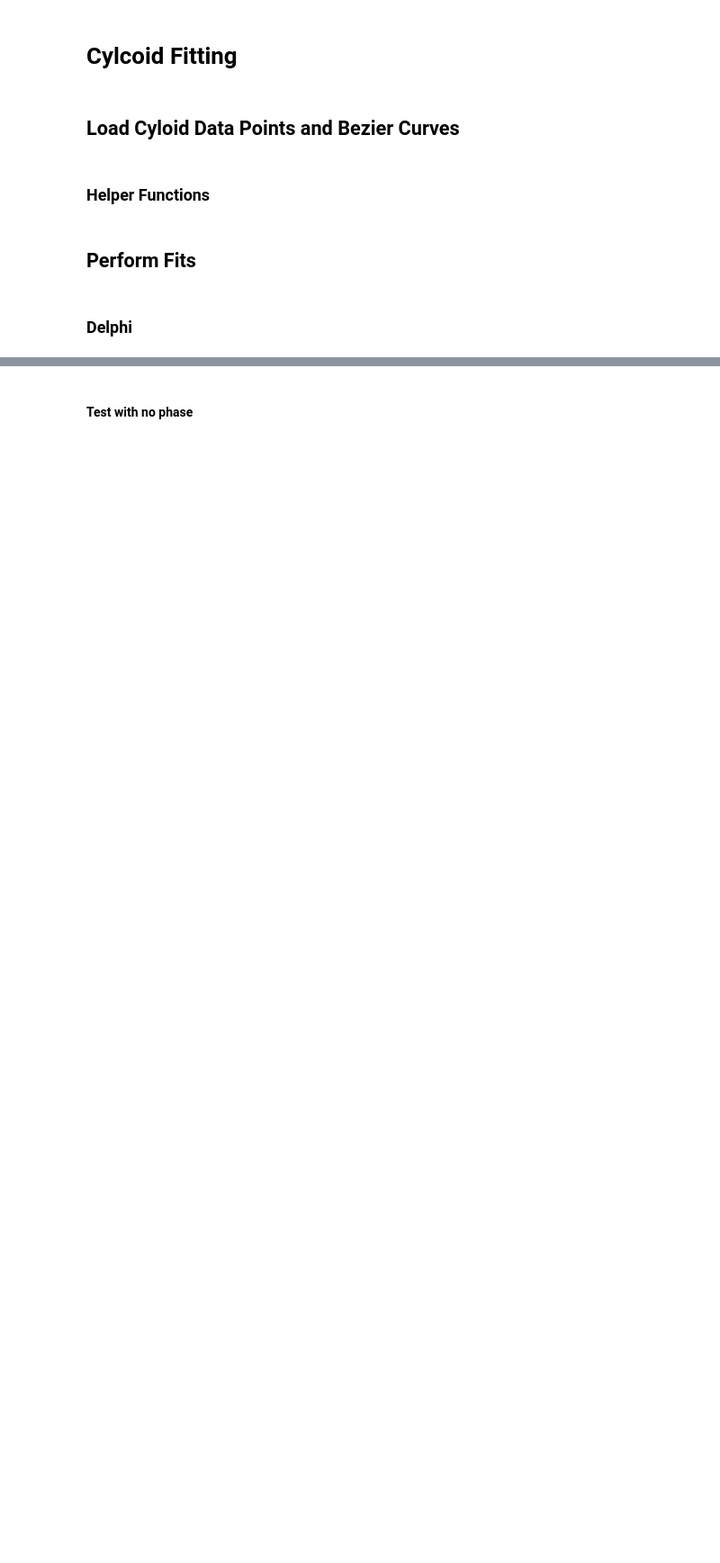
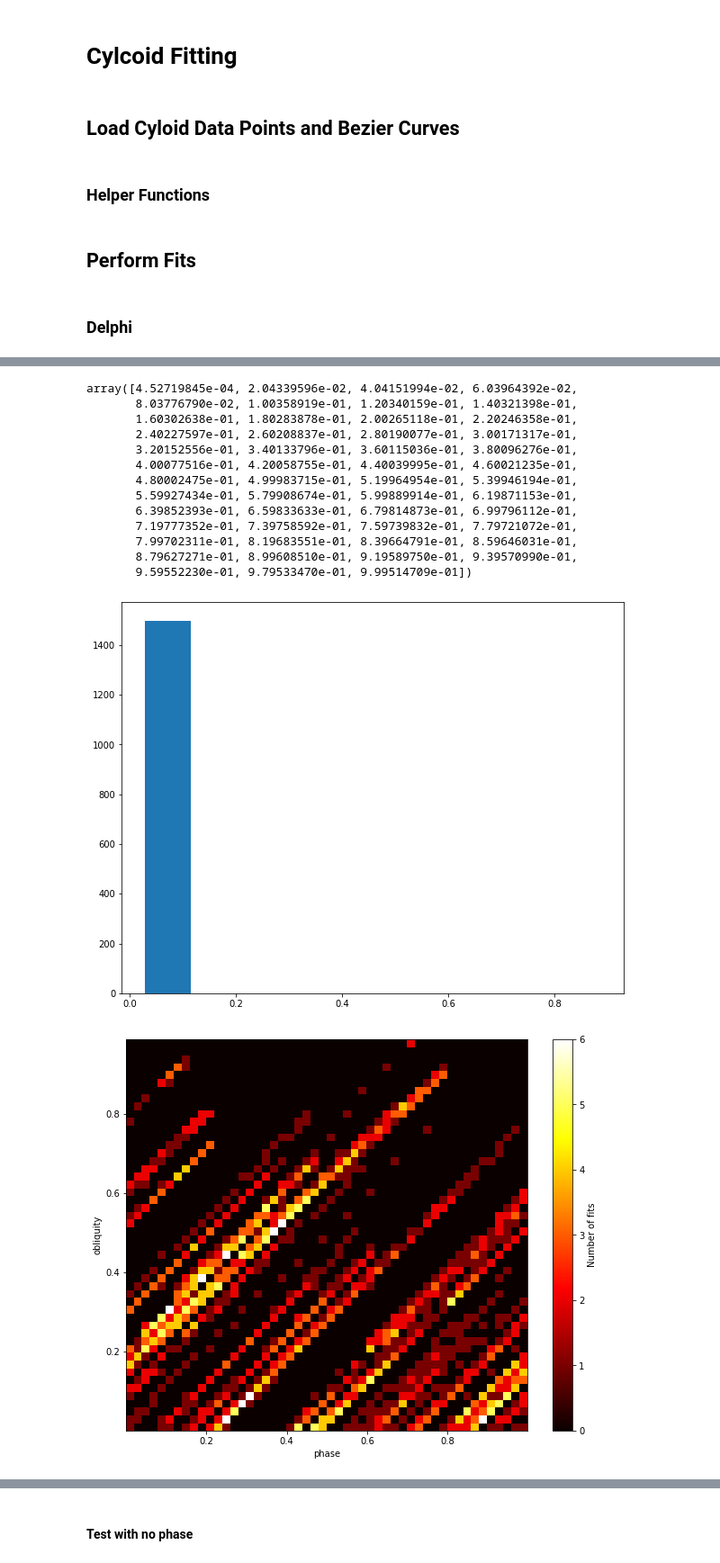
Before and after one commit to ssajous/europa-cycloids, a Jupyter notebook: src/Cycloid Fitting.ipynb, the cells around one changed output, grey strips where cells are left out. Shown at 90% size. Drawn from its saved outputs; the diff is of its cells as text; code cells hidden in the pictures; blank space fills up the shorter version.

Commit message:
added method to find most probable best fit parameters

```diff
--- a/src/Cycloid Fitting.ipynb
+++ b/src/Cycloid Fitting.ipynb
@@ -177,7 +177,7 @@ def process_cycloid(curve,
 # %%
 numParams = 2
 start_params = [np.random.rand() for iter in range(numParams)]
-start_params = [0.564134  , 0.48922702]
+# start_params = [0.564134  , 0.48922702]
 
 optimizer = fitting.Adam(alpha=0.05)
 
@@ -187,7 +187,7 @@ opt = optimizer.minimize(
     start_params,
     interior,
     constraints=constraints,
-    max_iterations=2000,
+    max_iterations=1500,
     verbose=False,
     batch_size=16
 )
@@ -212 +218,35 @@ Iteration 2000/2000 -- Loss Output: 0.05350022943945771 -- Moving Avg Loss: 0.06
+# %%
+df = pd.DataFrame(opt[3], columns=['loss', 'phase', 'obliquity'])
+
+plt.figure(figsize=(10, 8))
+best = df.loc[df['loss'] < 1]
+
+plt.hist(best['loss'])
+
+# best = best.loc[best['loss'] <= 0.1]
+best = df
+weights = best['loss'] / 1
+plt.figure(figsize=(10, 8))
+result = plt.hist2d(best['phase'], best['obliquity'], cmap='hot', bins=50)
+plt.xlabel('phase')
+plt.ylabel('obliquity')
+plt.colorbar().set_label('Number of fits')
+
+result[1]
+# %% [output]
+array([4.52719845e-04, 2.04339596e-02, 4.04151994e-02, 6.03964392e-02,
+       8.03776790e-02, 1.00358919e-01, 1.20340159e-01, 1.40321398e-01,
+       1.60302638e-01, 1.80283878e-01, 2.00265118e-01, 2.20246358e-01,
+       2.40227597e-01, 2.60208837e-01, 2.80190077e-01, 3.00171317e-01,
+       3.20152556e-01, 3.40133796e-01, 3.60115036e-01, 3.80096276e-01,
+       4.00077516e-01, 4.20058755e-01, 4.40039995e-01, 4.60021235e-01,
+       4.80002475e-01, 4.99983715e-01, 5.19964954e-01, 5.39946194e-01,
+       5.59927434e-01, 5.79908674e-01, 5.99889914e-01, 6.19871153e-01,
+       6.39852393e-01, 6.59833633e-01, 6.79814873e-01, 6.99796112e-01,
+       7.19777352e-01, 7.39758592e-01, 7.59739832e-01, 7.79721072e-01,
+       7.99702311e-01, 8.19683551e-01, 8.39664791e-01, 8.59646031e-01,
+       8.79627271e-01, 8.99608510e-01, 9.19589750e-01, 9.39570990e-01,
+       9.59552230e-01, 9.79533470e-01, 9.99514709e-01])
+[figure, added]
+[figure, added]
 # %%
```
Also changed, not shown: parts of 19 cells of this notebook, 1 other file.
